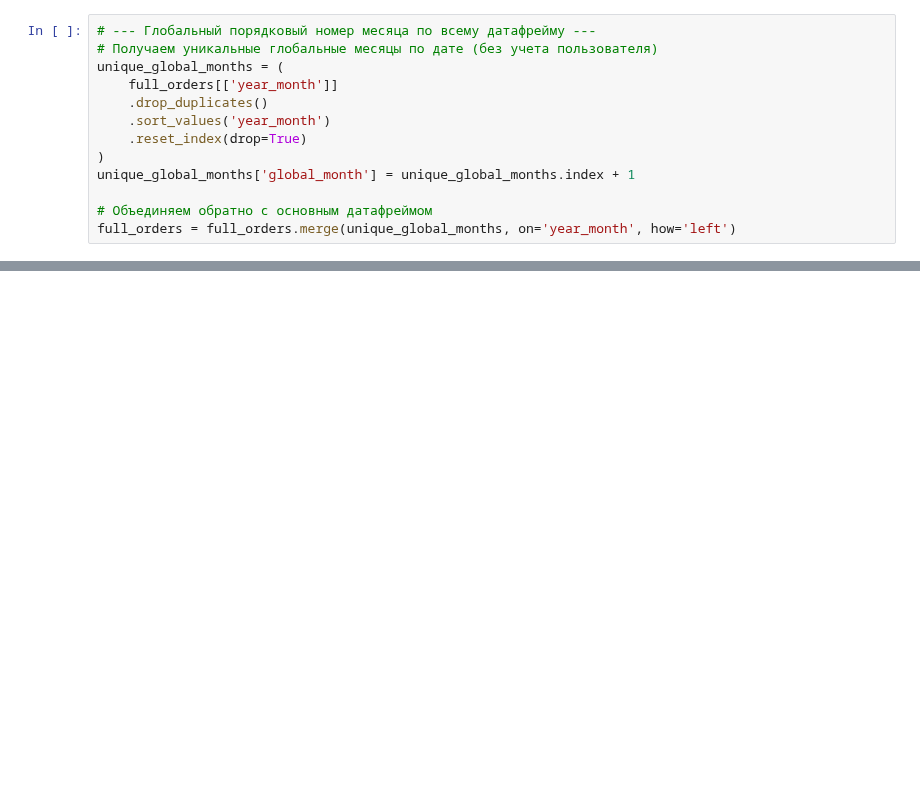
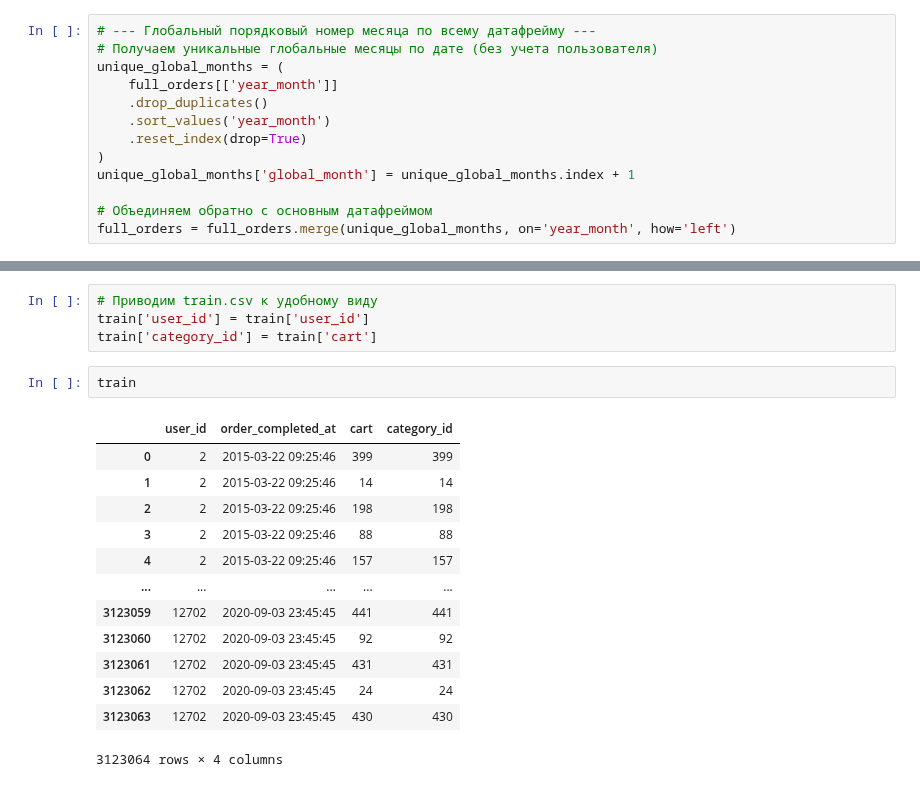
Before and after one commit to stefkong1982/netology.ru, a Jupyter notebook: Обучающий_набор__Часть_1.ipynb, the cells around one changed output, grey strips where cells are left out. Saved outputs shown, nothing was run; the diff lists cells and outputs as text; blank space fills up the shorter version.

```diff
--- a/Обучающий_набор__Часть_1.ipynb
+++ b/Обучающий_набор__Часть_1.ipynb
@@ -363,0 +384,20 @@ print(full_orders.head(10).to_markdown(index=False))
+# %%
+# Приводим train.csv к удобному виду
+train['user_id'] = train['user_id']
+train['category_id'] = train['cart']
+# %%
+train
+# %% [output]
+|  | user_id | order_completed_at | cart | category_id |
+| 0 | 2 | 2015-03-22 09:25:46 | 399 | 399 |
+| 1 | 2 | 2015-03-22 09:25:46 | 14 | 14 |
+| 2 | 2 | 2015-03-22 09:25:46 | 198 | 198 |
+| 3 | 2 | 2015-03-22 09:25:46 | 88 | 88 |
+| 4 | 2 | 2015-03-22 09:25:46 | 157 | 157 |
+| ... | ... | ... | ... | ... |
+| 3123059 | 12702 | 2020-09-03 23:45:45 | 441 | 441 |
+| 3123060 | 12702 | 2020-09-03 23:45:45 | 92 | 92 |
+| 3123061 | 12702 | 2020-09-03 23:45:45 | 431 | 431 |
+| 3123062 | 12702 | 2020-09-03 23:45:45 | 24 | 24 |
+| 3123063 | 12702 | 2020-09-03 23:45:45 | 430 | 430 |
+3123064 rows × 4 columns
```
Also changed, not shown: parts of 7 cells of this notebook.
